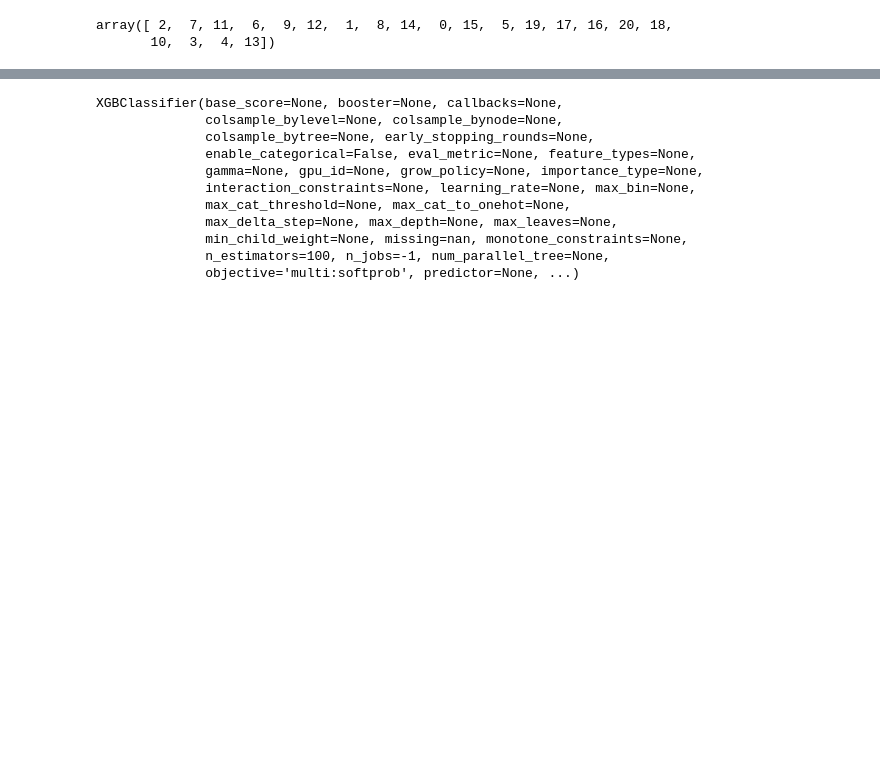
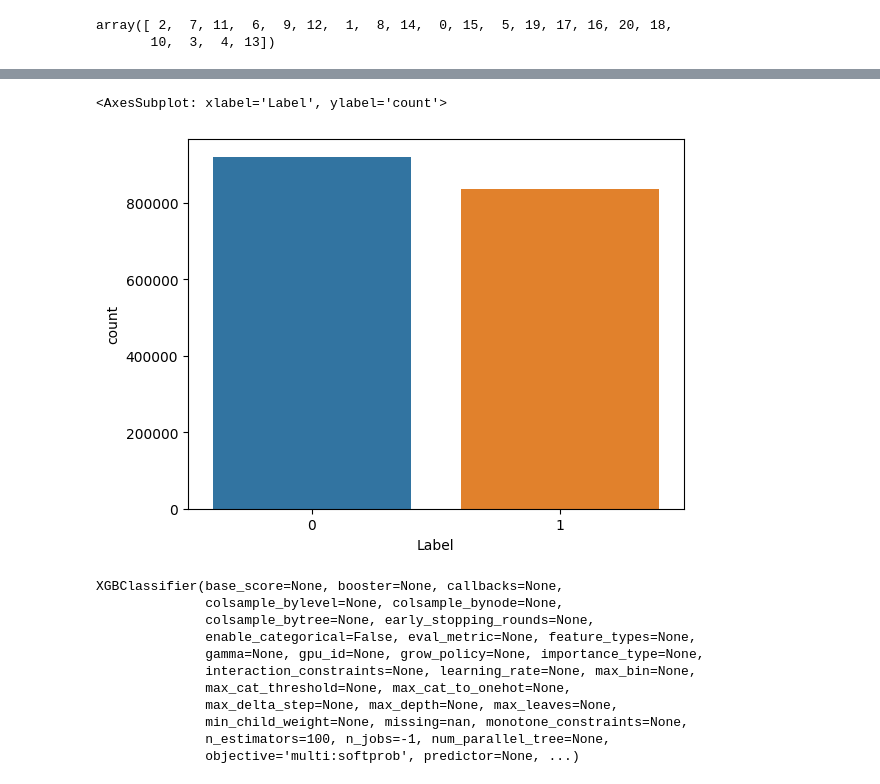
Before and after one commit to pleijan/AwareNet, a Jupyter notebook: IA/experimentation.ipynb, the cells around one changed output, grey strips where cells are left out. Cells and saved outputs as stored; diff of their text form; code cells hidden in the pictures; blank space fills up the shorter version.

```diff
--- a/IA/experimentation.ipynb
+++ b/IA/experimentation.ipynb
@@ -134,3 +164,13 @@ for feature in features_names.split(","):
+# %%
+df_10_enc_data_aug = df_10_enc.copy()
+# duplicate 3 time data with label 1
+df_10_enc_data_aug = df_10_enc_data_aug.append([df_10_enc_data_aug[df_10_enc_data_aug['Label'] == 1]]*2,ignore_index=True)
+# %%
+
+sns.countplot(x='Label', data=df_10_enc_data_aug)
+# %% [output]
+<AxesSubplot: xlabel='Label', ylabel='count'>
+[figure, added]
 # %%
 # train test split and keep ratio of each Attack class
 train_10_enc, test_10_enc = train_test_split(df_10_enc, test_size=0.30, random_state=42, stratify=df_10_enc['Attack'])
```
Also changed, not shown: parts of 29 cells of this notebook.
